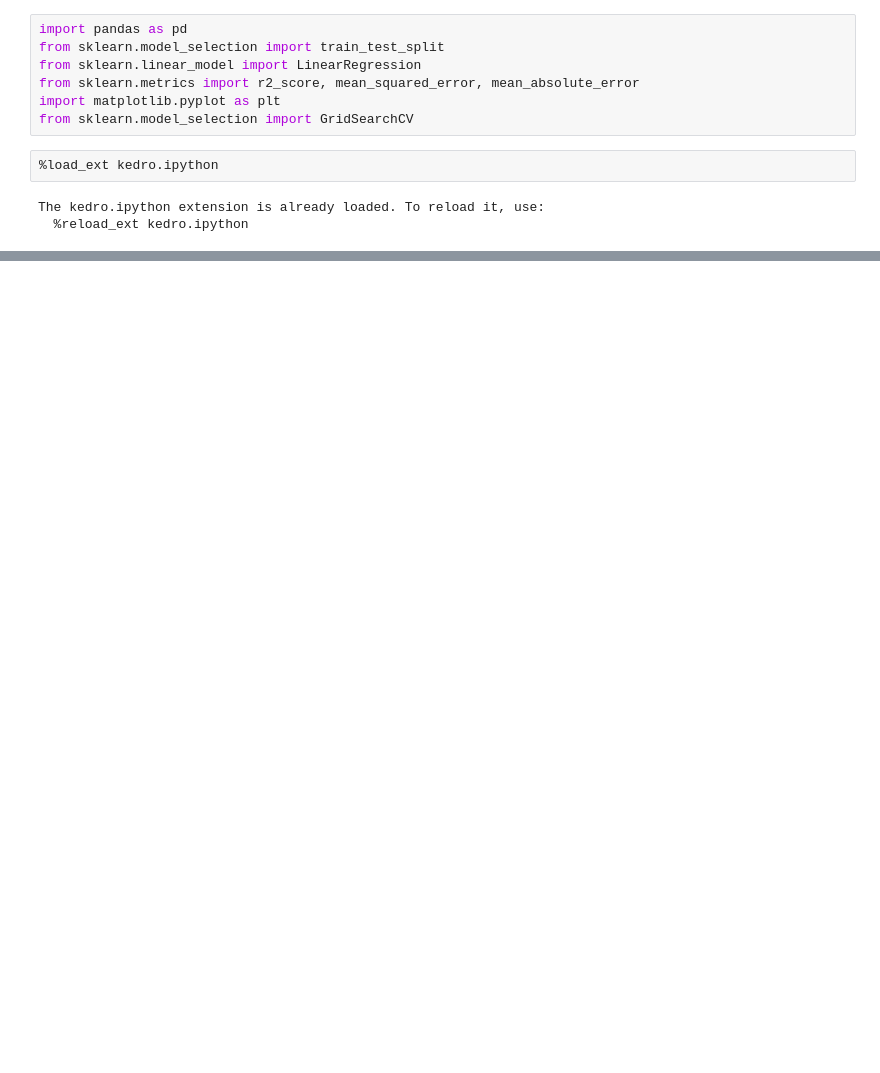
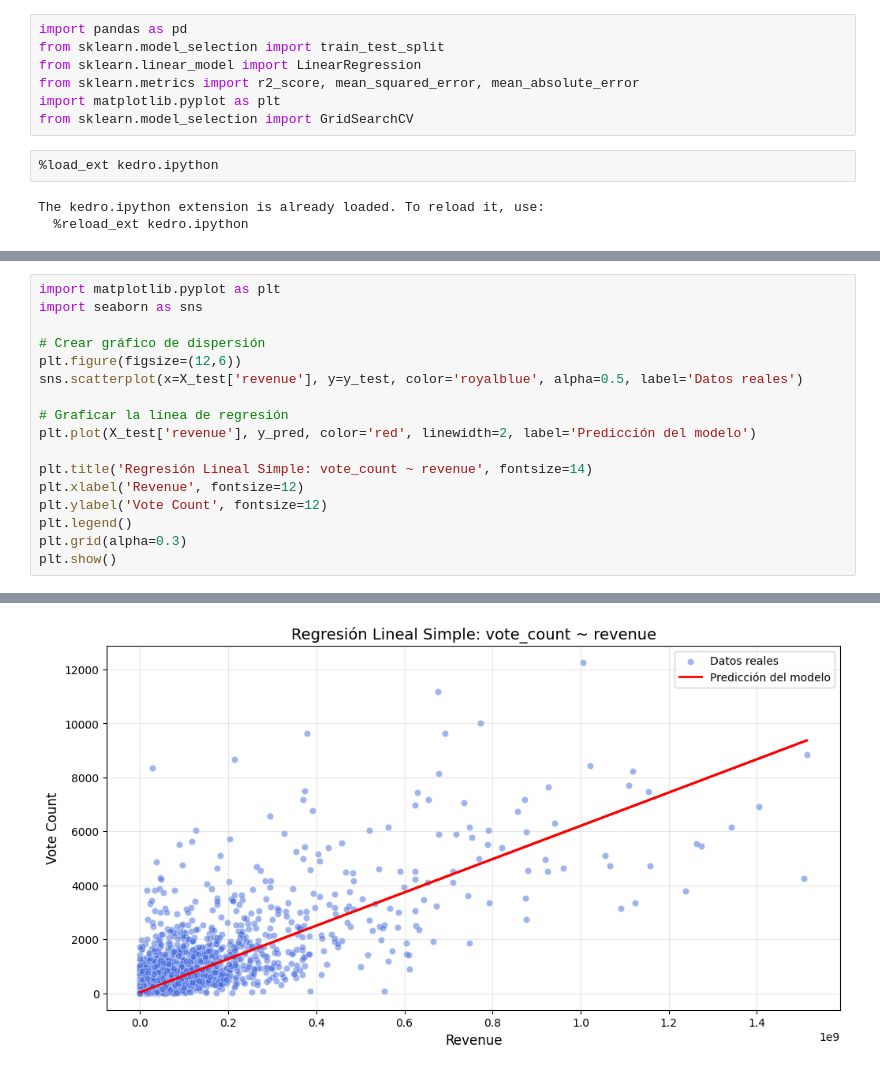
Before and after one commit to Arielv2004/Eva_2.machine_learning, a Jupyter notebook: proyect-machine/notebooks/04_modelos_regresion/01_lineal_simple.ipynb, the cells around one changed output, grey strips where cells are left out. Drawn from its saved outputs; the diff is of its cells as text; blank space fills up the shorter version.

```diff
--- a/proyect-machine/notebooks/04_modelos_regresion/01_lineal_simple.ipynb
+++ b/proyect-machine/notebooks/04_modelos_regresion/01_lineal_simple.ipynb
@@ -172,0 +211,18 @@ Modelo guardado correctamente ✅
+# %%
+import matplotlib.pyplot as plt
+import seaborn as sns
+
+# Crear gráfico de dispersión
+plt.figure(figsize=(12,6))
+sns.scatterplot(x=X_test['revenue'], y=y_test, color='royalblue', alpha=0.5, label='Datos reales')
+
+# Graficar la línea de regresión
+plt.plot(X_test['revenue'], y_pred, color='red', linewidth=2, label='Predicción del modelo')
+
+plt.title('Regresión Lineal Simple: vote_count ~ revenue', fontsize=14)
+plt.xlabel('Revenue', fontsize=12)
+plt.ylabel('Vote Count', fontsize=12)
+plt.legend()
+plt.grid(alpha=0.3)
+plt.show()
+# %% [output]
@@ -172,0 +230 @@ Modelo guardado correctamente ✅
+[figure, added]
```
Also changed, not shown: parts of 11 cells of this notebook, 24 other files.
